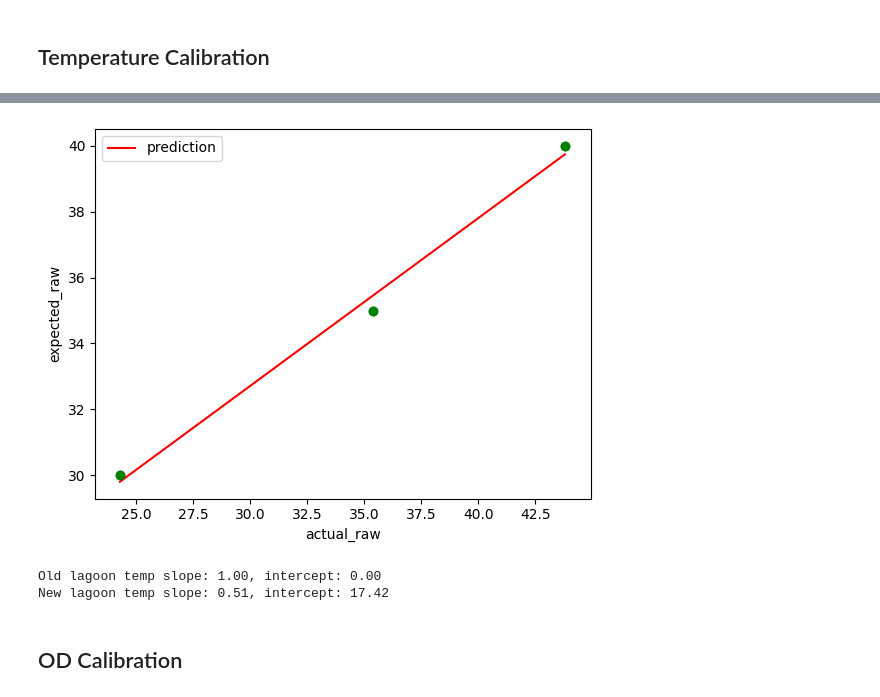
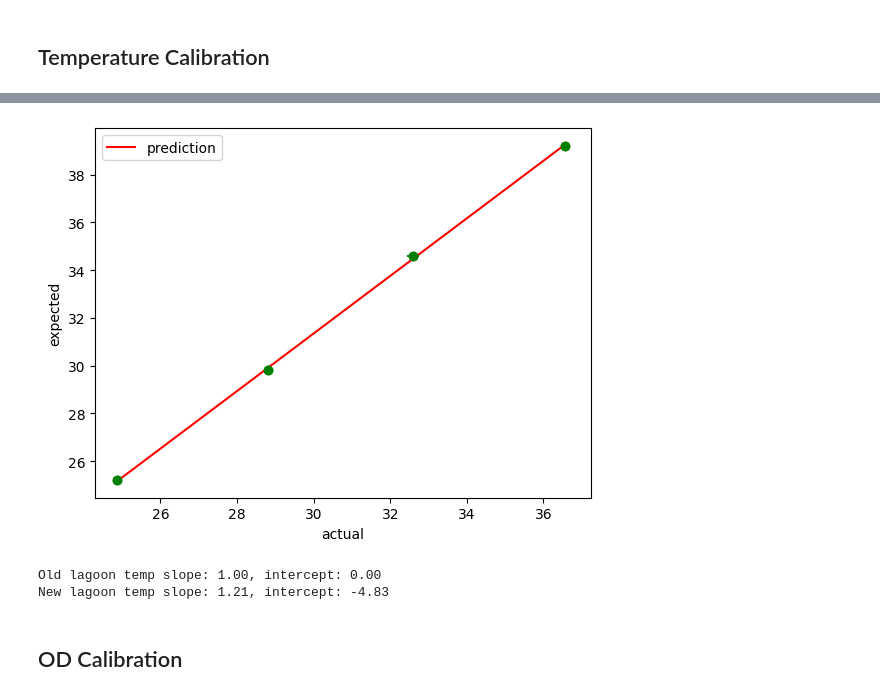
Before and after one commit to Schwank-Lab/evoflow-reactor, a Jupyter notebook: calibration/calibration.ipynb, the cells around one changed output, grey strips where cells are left out. Saved outputs shown, nothing was run; the diff lists cells and outputs as text; code cells hidden in the pictures.

```diff
--- a/calibration/calibration.ipynb
+++ b/calibration/calibration.ipynb
@@ -62,13 +62,13 @@ New inc temp slope: 0.62, intercept: 12.78
 # %%
-lagoon_temp = pd.DataFrame({'expected': [25.2, 29.8, 34.6], 'actual': [24.88, 28.8, 32.6], 'actual_std': [0.0, 0.04, 0.16]})
+lagoon_temp = pd.DataFrame({'expected': [25.2, 29.8, 34.6, 39.2], 'actual': [24.88, 28.8, 32.6, 36.55], 'actual_std': [0.0, 0.04, 0.16, 0.1]})
 
-lagoon_temp_slope, lagoon_temp_intercept =  linear_fit_1d(lagoon_temp, x='actual', y='expected_raw', x_std='actual_std')
+lagoon_temp_slope, lagoon_temp_intercept =  linear_fit_1d(lagoon_temp, x='actual', y='expected', x_std='actual_std')
 print(f'Old lagoon temp slope: {cfg["lagoon_temp"]["slope"]:.2f}, intercept: {cfg["lagoon_temp"]["intercept"]:.2f}')
 print(f'New lagoon temp slope: {lagoon_temp_slope:.2f}, intercept: {lagoon_temp_intercept:.2f}')
 # %% [output]
-[figure, old version]
+[figure, new version]
 Old lagoon temp slope: 1.00, intercept: 0.00
-New lagoon temp slope: 0.51, intercept: 17.42
+New lagoon temp slope: 1.21, intercept: -4.83
 # %% [markdown]
 ## OD Calibration
 # %%
```
Also changed, not shown: parts of 1 cell of this notebook, 5 other files.
